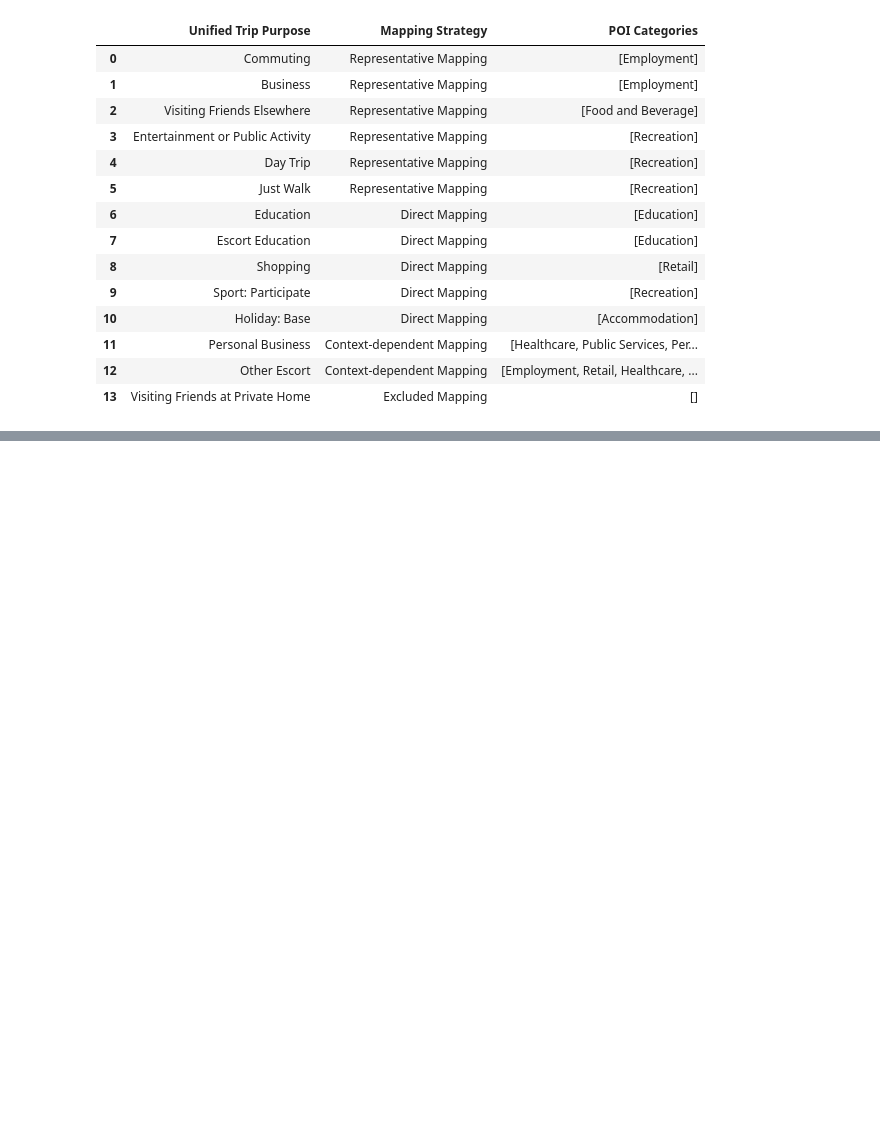
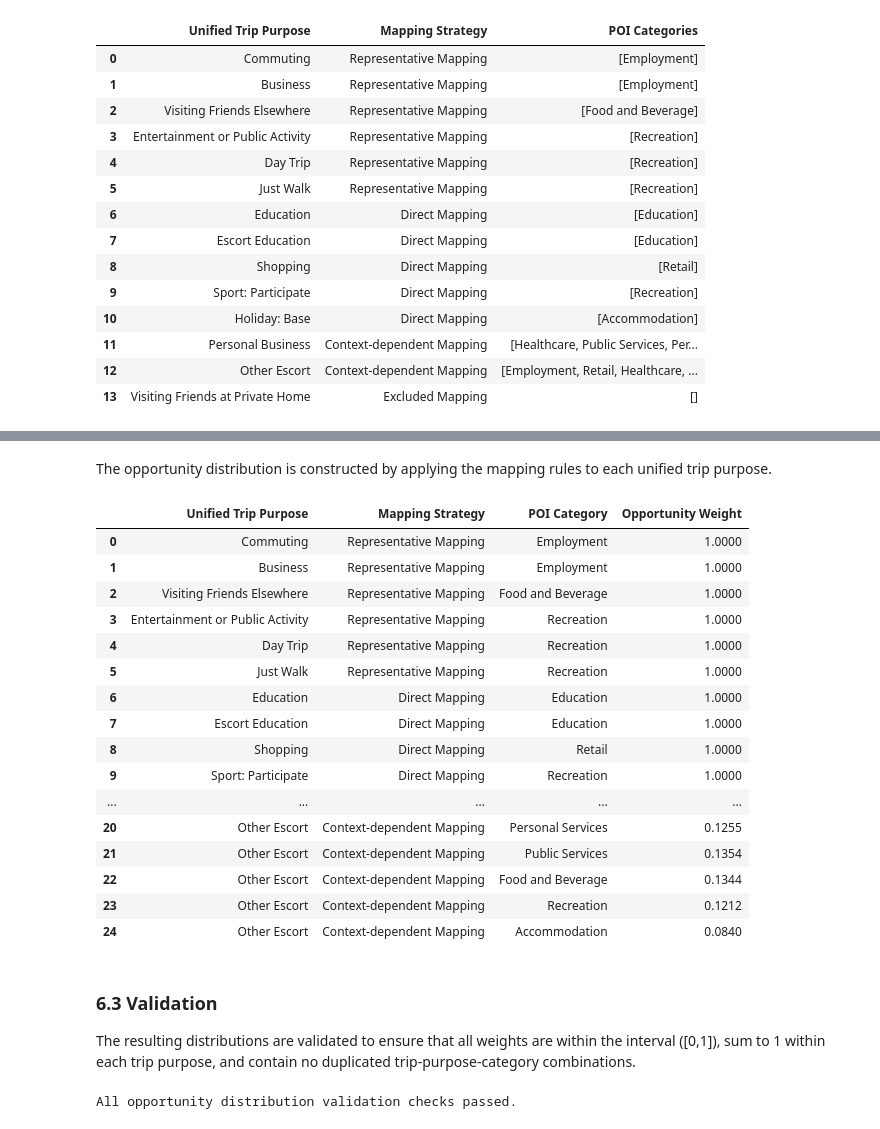
Before and after one commit to yuxinjiang1205/mobility-modelling-framework, a Jupyter notebook: notebooks/opportunity/opportunity_layer_construction.ipynb, the cells around one changed output, grey strips where cells are left out. Cells and saved outputs as stored; diff of their text form; code cells hidden in the pictures; blank space fills up the shorter version.

```diff
--- a/notebooks/opportunity/opportunity_layer_construction.ipynb
+++ b/notebooks/opportunity/opportunity_layer_construction.ipynb
@@ -146,0 +333,74 @@ TRIP_PURPOSE_TO_POI_MAPPING
+# %% [markdown]
+The opportunity distribution is constructed by applying the mapping rules to each unified trip purpose.
+# %%
+opportunity_distribution = build_opportunity_distribution(
+    mapping_df=TRIP_PURPOSE_TO_POI_MAPPING,
+    poi_counts_df=poi_counts_processed
+)
+
+display(
+    opportunity_distribution.style.format({
+        "Opportunity Weight": "{:.4f}"
+    })
+)
+# %% [output]
+|  | Unified Trip Purpose | Mapping Strategy | POI Category | Opportunity Weight |
+| 0 | Commuting | Representative Mapping | Employment | 1.0000 |
+| 1 | Business | Representative Mapping | Employment | 1.0000 |
+| 2 | Visiting Friends Elsewhere | Representative Mapping | Food and Beverage | 1.0000 |
+| 3 | Entertainment or Public Activity | Representative Mapping | Recreation | 1.0000 |
+| 4 | Day Trip | Representative Mapping | Recreation | 1.0000 |
+| 5 | Just Walk | Representative Mapping | Recreation | 1.0000 |
+| 6 | Education | Direct Mapping | Education | 1.0000 |
+| 7 | Escort Education | Direct Mapping | Education | 1.0000 |
+| 8 | Shopping | Direct Mapping | Retail | 1.0000 |
+| 9 | Sport: Participate | Direct Mapping | Recreation | 1.0000 |
+| ... | ... | ... | ... | ... |
+| 20 | Other Escort | Context-dependent Mapping | Personal Services | 0.1255 |
+| 21 | Other Escort | Context-dependent Mapping | Public Services | 0.1354 |
+| 22 | Other Escort | Context-dependent Mapping | Food and Beverage | 0.1344 |
+| 23 | Other Escort | Context-dependent Mapping | Recreation | 0.1212 |
+| 24 | Other Escort | Context-dependent Mapping | Accommodation | 0.0840 |
+# %% [markdown]
+### 6.3 Validation
+
+The resulting distributions are validated to ensure that all weights are within the interval \([0,1]\), sum to 1 within each trip purpose, and contain no duplicated trip-purpose-category combinations.
+# %%
+# All weights must be between 0 and 1
+assert opportunity_distribution[
+    "Opportunity Weight"
+].between(0, 1).all()
+
+
+# Weights must sum to 1 within each trip purpose
+weight_sums = (
+    opportunity_distribution
+    .groupby("Unified Trip Purpose")["Opportunity Weight"]
+    .sum()
+)
+
+assert np.allclose(
+    weight_sums.to_numpy(),
+    1.0
+)
+
+
+# Each trip-purpose-category combination must be unique
+assert not opportunity_distribution.duplicated(
+    subset=[
+        "Unified Trip Purpose",
+        "POI Category"
+    ]
+).any()
+
+
+# Excluded mappings must not appear in the output
+assert (
+    opportunity_distribution["Mapping Strategy"]
+    != "Excluded Mapping"
+).all()
+
+
+print("All opportunity distribution validation checks passed.")
+# %% [output]
+All opportunity distribution validation checks passed.
```
Also changed, not shown: parts of 3 cells of this notebook, 5 other files.
